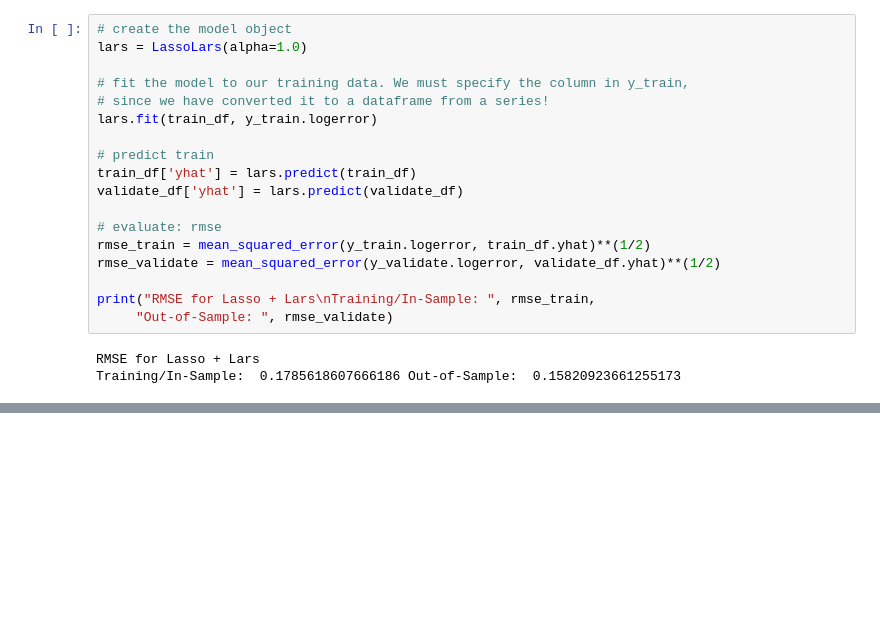
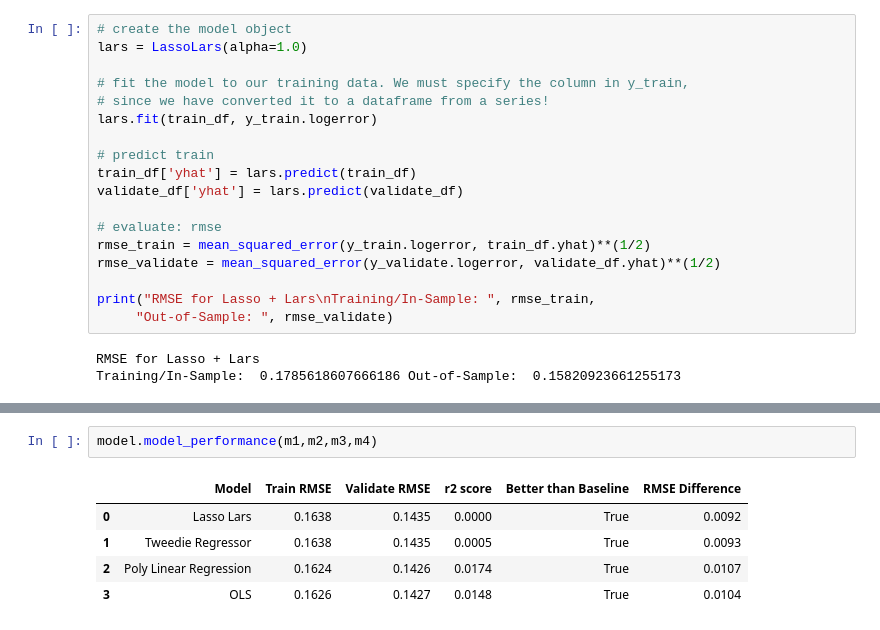
Before and after one commit to Dashing-through-Zillow/clustering-project, a Jupyter notebook: dash_draft2.ipynb, the cells around one changed output, grey strips where cells are left out. Saved outputs shown, nothing was run; the diff lists cells and outputs as text; blank space fills up the shorter version.

```diff
--- a/dash_draft2.ipynb
+++ b/dash_draft2.ipynb
@@ -648,0 +651,8 @@ model.model_performance(m1,m2,m3,m4)
+# %%
+model.model_performance(m1,m2,m3,m4)
+# %% [output]
+|  | Model | Train RMSE | Validate RMSE | r2 score | Better than Baseline | RMSE Difference |
+| 0 | Lasso Lars | 0.1638 | 0.1435 | 0.0000 | True | 0.0092 |
+| 1 | Tweedie Regressor | 0.1638 | 0.1435 | 0.0005 | True | 0.0093 |
+| 2 | Poly Linear Regression | 0.1624 | 0.1426 | 0.0174 | True | 0.0107 |
+| 3 | OLS | 0.1626 | 0.1427 | 0.0148 | True | 0.0104 |
```
Also changed, not shown: parts of 8 cells of this notebook.
